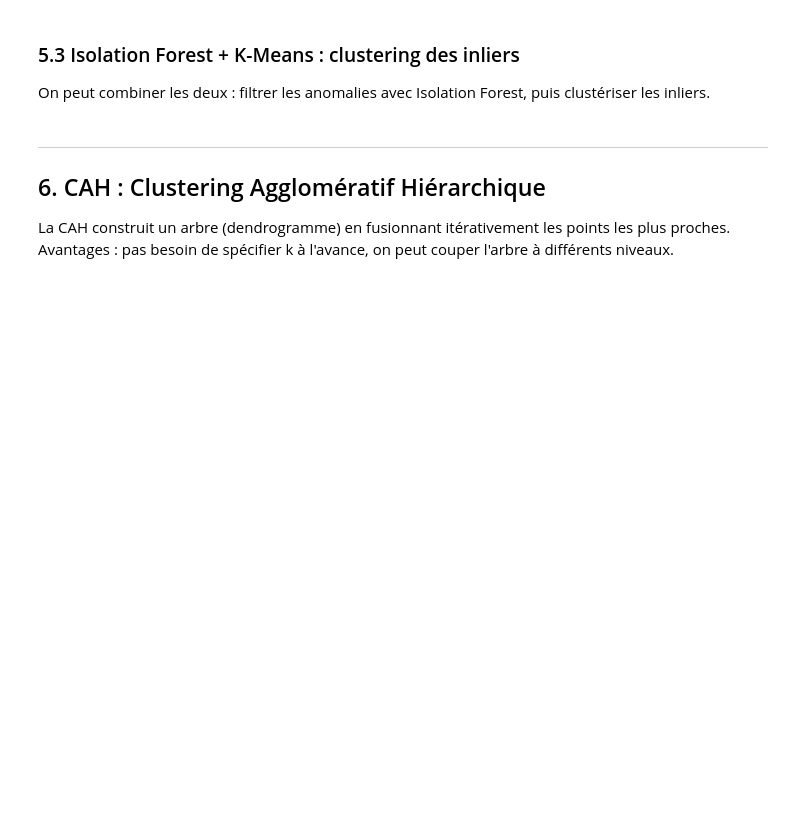
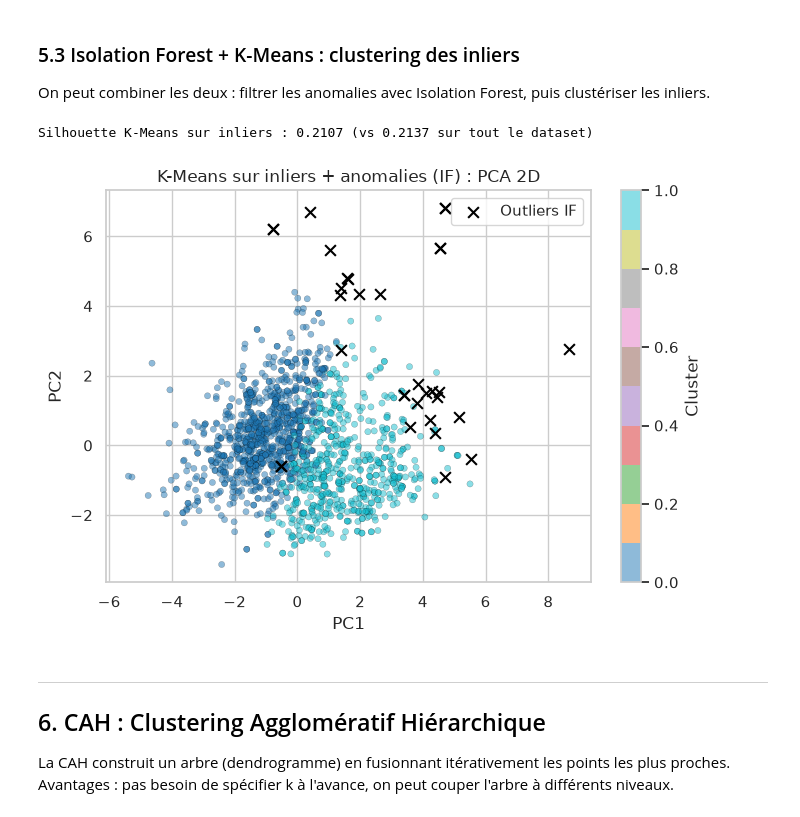
Before and after one commit to jordan95v/ML_5AL2, a Jupyter notebook: 01_non_supervise/tp_non_supervise.ipynb, the cells around one changed output. Drawn from its saved outputs; the diff is of its cells as text; code cells hidden in the pictures; blank space fills up the shorter version.

```diff
--- a/01_non_supervise/tp_non_supervise.ipynb
+++ b/01_non_supervise/tp_non_supervise.ipynb
@@ -294,9 +357,9 @@ print(f"Contamination optimale : {best_cont} → silhouette = {df_if_results['si
 ### 5.2 Détection d'anomalies avec contamination optimale
 # %%
 # TODO : entrainer l'Isolation Forest final avec contamination=best_cont
-iso_best = ...
-labels_if = ...  # 1 = normal, -1 = anomalie
-scores_if = ...  # score d'anomalie (plus bas = plus anormal)
+iso_best = IsolationForest(contamination=best_cont, random_state=RANDOM_STATE).fit(X_scaled)
+labels_if = iso_best.predict(X_scaled)  # 1 = normal, -1 = anomalie
+scores_if = iso_best.score_samples(X_scaled)  # score d'anomalie (plus bas = plus anormal)
 
 n_outliers = (labels_if == -1).sum()
 print(f"Outliers détectés : {n_outliers} ({n_outliers/len(labels_if):.1%} du dataset)")
@@ -324,25 +392,28 @@ On peut combiner les deux : filtrer les anomalies avec Isolation Forest, puis cl
 # %%
 mask_inliers = labels_if == 1
 X_inliers = X_scaled[mask_inliers]
 X_pca_inliers = X_pca[mask_inliers]
 
 # TODO : entrainer un KMeans(n_clusters=best_k, random_state=RANDOM_STATE, n_init=10) sur les inliers uniquement
-km_inliers = ...
-labels_combined = ...
+km_inliers = KMeans(n_clusters=best_k, random_state=RANDOM_STATE, n_init=10)
+labels_combined = km_inliers.fit_predict(X_inliers)
 
 sil_combined = silhouette_score(X_inliers, labels_combined)
 print(f"Silhouette K-Means sur inliers : {sil_combined:.4f} (vs {silhouette_score(X_scaled, labels_kmeans):.4f} sur tout le dataset)")
 
 plt.figure(figsize=(7, 5))
 scatter = plt.scatter(X_pca_inliers[:, 0], X_pca_inliers[:, 1], c=labels_combined, cmap='tab10', alpha=0.5, edgecolors='k', linewidths=0.2, s=20)
 plt.scatter(X_pca[~mask_inliers, 0], X_pca[~mask_inliers, 1], marker='x', color='black', s=60, label='Outliers IF', zorder=5)
 plt.colorbar(scatter, label='Cluster')
 plt.legend()
 plt.xlabel('PC1')
 plt.ylabel('PC2')
 plt.title('K-Means sur inliers + anomalies (IF) : PCA 2D')
 plt.tight_layout()
 plt.show()
+# %% [output]
+Silhouette K-Means sur inliers : 0.2107 (vs 0.2137 sur tout le dataset)
+[figure, added]
 # %% [markdown]
 ---
 ## 6. CAH : Clustering Agglomératif Hiérarchique
```
Also changed, not shown: parts of 33 cells of this notebook.
